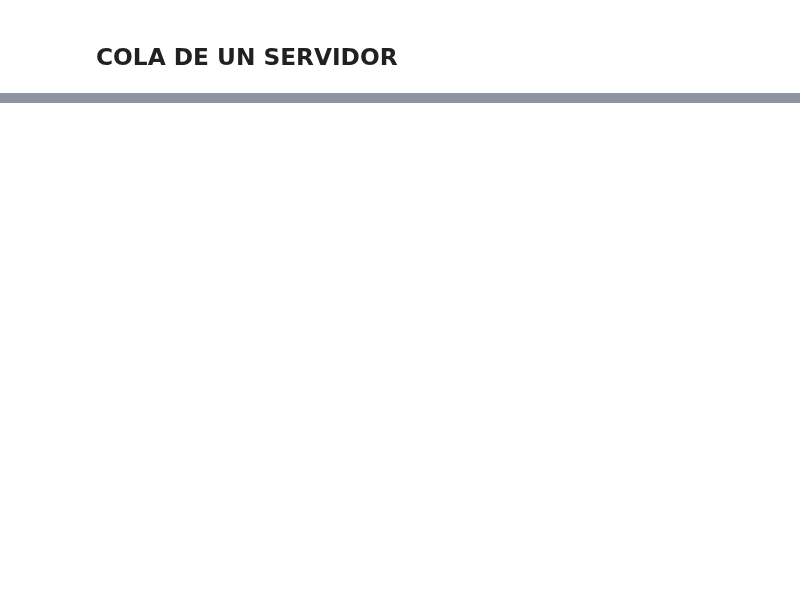
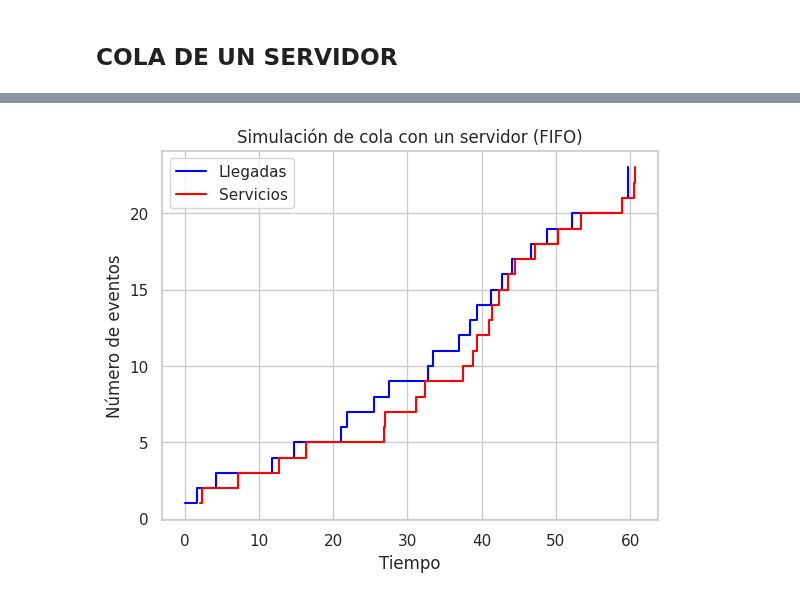
Before and after one commit to Gustavo-Ros/Simulaci-n-2, a Jupyter notebook: Fenómenos_de_espera.ipynb, the cells around one changed output, grey strips where cells are left out. Drawn from its saved outputs; the diff is of its cells as text; code cells hidden in the pictures; blank space fills up the shorter version.

```diff
--- a/Fenómenos_de_espera.ipynb
+++ b/Fenómenos_de_espera.ipynb
@@ -51,0 +91,78 @@ plt.show()
+# %%
+import numpy as np
+import random
+import matplotlib.pyplot as plt
+
+# Parámetros
+t=0
+n=0
+N_LL=0
+N_S=0
+T=60
+LAMBDA=0.34
+MU=0.5
+Tp=0
+
+tiempos=[0]
+eventos=[0]
+LL=[]  #Tiempos de llegada
+S=[]   #Tiempos de servicio
+t_LL=0  #Tiempo del siguiente evento de llegada
+t_s=float('inf')
+t_LL=np.mean(tiempos)
+
+while True:
+    # CASO 1
+    if (t_LL <= t_s) and (t_LL <= T):
+        t=t_LL
+        N_LL+=1
+        n+=1
+        LL.append(t)
+        t_LL=t-np.log(rnd.random())/LAMBDA  #Tiempo de llegada
+
+        if n==1:
+            t_s=t-np.log(rnd.random())/MU
+
+    # CASO 2
+    elif (t_LL > t_s) and (t_s <= T):
+        t=t_s
+        N_S+=1
+        n-=1
+        S.append(t)
+
+        if n > 0:
+            t_s=t-np.log(rnd.random())/MU
+        else:
+            t_s=float('inf')
+
+    # CASO 3
+    elif (t_s > T) and (t_LL > T) and (n > 0):
+        t=t_s
+        N_S+=1
+        n-=1
+        S.append(t)
+
+        if n > 0:
+            t_s=t-np.log(rnd.random())/MU
+        else:
+            t_s=float('inf')
+
+    # CASO 4
+    elif (t_s > T) and (t_LL > T) and (n == 0):
+        Tp = max(0, t - T)
+        break
+
+print(f"Tiempo medio: {np.mean(t):.2f}")
+print(f"Número total de clientes: {N_LL}")
+print(f"Número total de servicios: {N_S}")
+
+# Gráfica de llegadas y servicios
+plt.step(LL, np.arange(1, len(LL) + 1), where='post', label='Llegadas', color='blue')
+plt.step(S, np.arange(1, len(S) + 1), where='post', label='Servicios', color='red')
+plt.xlabel('Tiempo')
+plt.ylabel('Número de eventos')
+plt.title('Simulación de cola con un servidor (FIFO)')
+plt.legend()
+plt.grid(True)
+plt.show()
+# %% [output]
@@ -51,0 +172 @@ plt.show()
+[figure, added]
```
Also changed, not shown: parts of 10 cells of this notebook.
